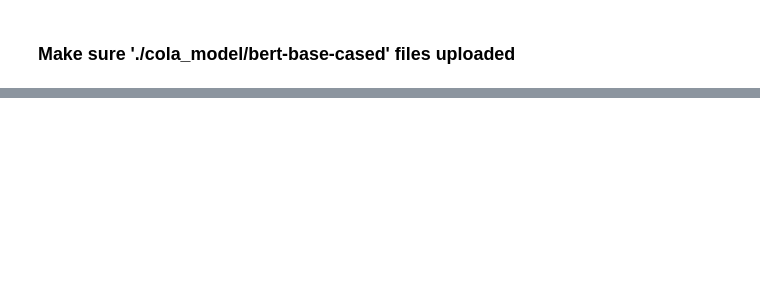
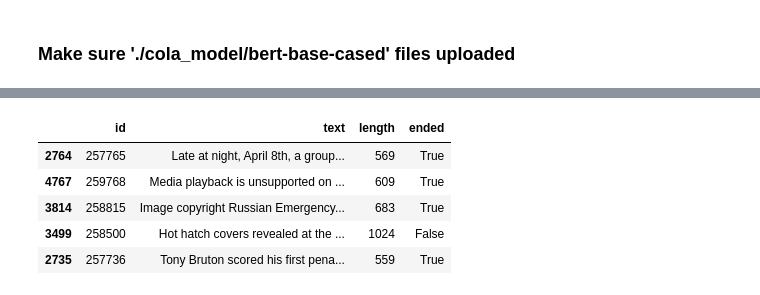
Before and after one commit to mkhural/W266_Final_Project, a Jupyter notebook: W266_GRUEN.ipynb, the cells around one changed output, grey strips where cells are left out. Cells and saved outputs as stored; diff of their text form; code cells hidden in the pictures; blank space fills up the shorter version.

```diff
--- a/W266_GRUEN.ipynb
+++ b/W266_GRUEN.ipynb
@@ -129,0 +364,9 @@ OSError: ignored
+# %%
+web_base = web_load()
+# %% [output]
+|  | id | text | length | ended |
+| 2764 | 257765 | Late at night, April 8th, a group... | 569 | True |
+| 4767 | 259768 | Media playback is unsupported on ... | 609 | True |
+| 3814 | 258815 | Image copyright Russian Emergency... | 683 | True |
+| 3499 | 258500 | Hot hatch covers revealed at the ... | 1024 | False |
+| 2735 | 257736 | Tony Bruton scored his first pena... | 559 | True |
```
Also changed, not shown: parts of 21 cells of this notebook.
